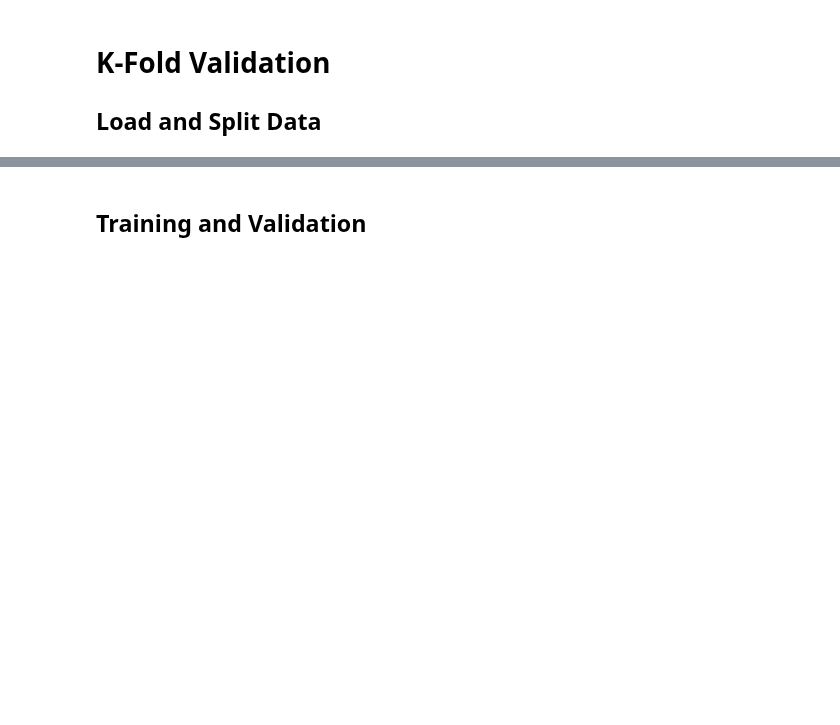
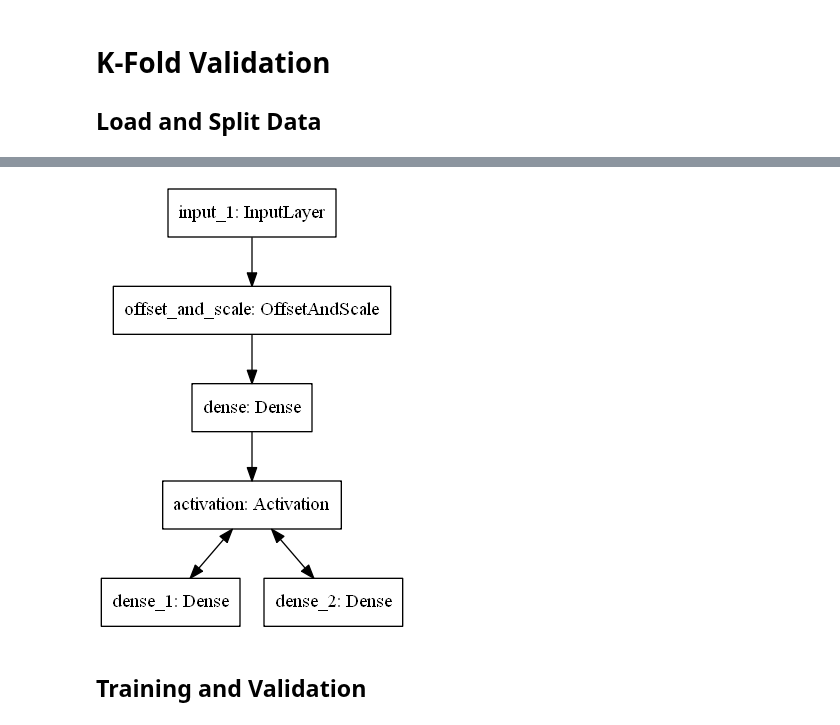
Before and after one commit to Chkoda/pixel-NN, a Jupyter notebook: K-Fold Validation.ipynb, the cells around one changed output, grey strips where cells are left out. Saved outputs shown, nothing was run; the diff lists cells and outputs as text; code cells hidden in the pictures; blank space fills up the shorter version.

```diff
--- a/K-Fold Validation.ipynb
+++ b/K-Fold Validation.ipynb
@@ -27,7 +28,7 @@ from run_training import _build_model, _find_py_file
 ## Load and Split Data
 # %%
 args = Option(
-    input='training1.h5',
+    input='test1.h5',
     model='share/reference_number.py',
     name='NumberNetworkKFOLD',
     folds=10,
@@ -54,5 +73,7 @@ model, compile_args, fit_args, params = _build_model(path, data_x, data_y)
 # %%
-#keras.utils.plot_model(model)
+keras.utils.plot_model(model)
+# %% [output]
+[figure, added]
 # %%
 #FOR ITERATIVE TESTING QUICKER
 data_x = data_x[:5000]
```
Also changed, not shown: parts of 8 cells of this notebook, 12 other files.
